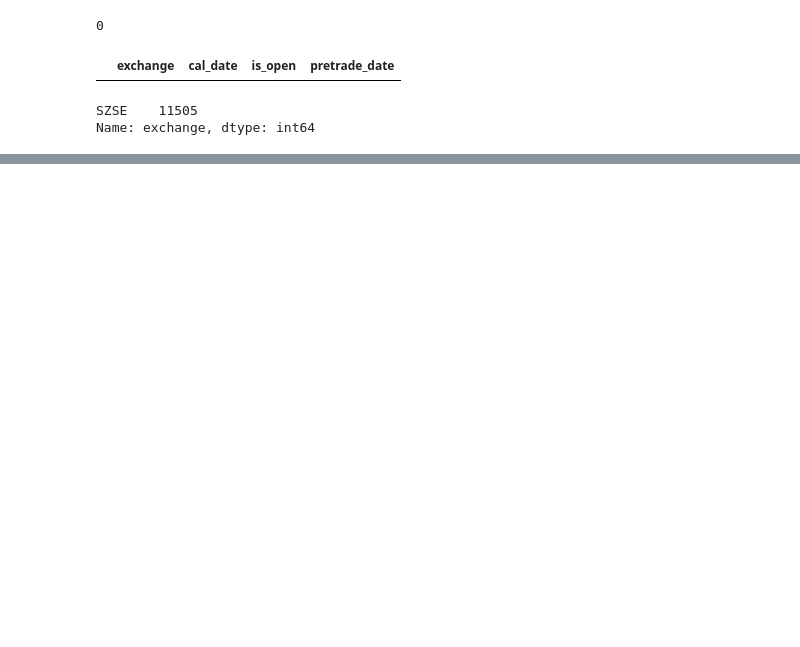
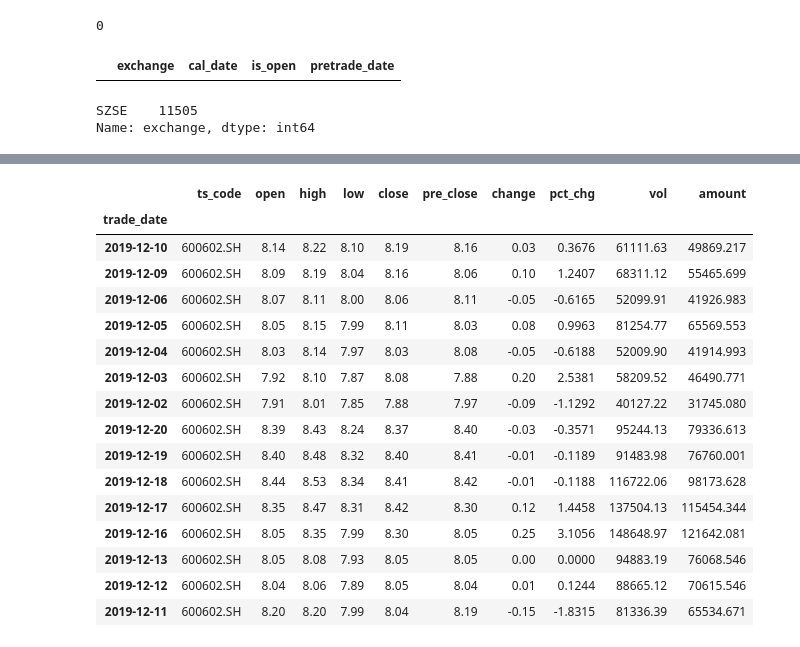
Before and after one commit to FeiZhuNiU-INFJA/GoldenGate, a Jupyter notebook: playground.ipynb, the cells around one changed output, grey strips where cells are left out. Drawn from its saved outputs; the diff is of its cells as text; code cells hidden in the pictures; blank space fills up the shorter version.

```diff
--- a/playground.ipynb
+++ b/playground.ipynb
@@ -129,0 +145,2 @@ df = PRO.query("daily", ts_code="600000.SH", start_date="19900101",
+# %%
+df2 = get_symbol_hist("600651.SH", start_date="19800101", end_date="")
@@ -129,0 +163,5 @@ df = PRO.query("daily", ts_code="600000.SH", start_date="19900101",
+# %%
+df1.set_index("trade_date", inplace=True)
+df2.set_index("trade_date", inplace=True)
+df1.index = pd.to_datetime(df1.index)
+df2.index = pd.to_datetime(df2.index)
@@ -129,0 +180,24 @@ df = PRO.query("daily", ts_code="600000.SH", start_date="19900101",
+# %%
+df3=pd.concat([df1, df2], axis=0)
+# %%
+df3 = df3[~df3.index.duplicated(keep='first')]
+# %%
+df3
+# %% [output]
+|  | ts_code | open | high | low | close | pre_close | change | pct_chg | vol | amount |
+| trade_date |  |  |  |  |  |  |  |  |  |  |
+| 2019-12-10 | 600602.SH | 8.14 | 8.22 | 8.10 | 8.19 | 8.16 | 0.03 | 0.3676 | 61111.63 | 49869.217 |
+| 2019-12-09 | 600602.SH | 8.09 | 8.19 | 8.04 | 8.16 | 8.06 | 0.10 | 1.2407 | 68311.12 | 55465.699 |
+| 2019-12-06 | 600602.SH | 8.07 | 8.11 | 8.00 | 8.06 | 8.11 | -0.05 | -0.6165 | 52099.91 | 41926.983 |
+| 2019-12-05 | 600602.SH | 8.05 | 8.15 | 7.99 | 8.11 | 8.03 | 0.08 | 0.9963 | 81254.77 | 65569.553 |
+| 2019-12-04 | 600602.SH | 8.03 | 8.14 | 7.97 | 8.03 | 8.08 | -0.05 | -0.6188 | 52009.90 | 41914.993 |
+| 2019-12-03 | 600602.SH | 7.92 | 8.10 | 7.87 | 8.08 | 7.88 | 0.20 | 2.5381 | 58209.52 | 46490.771 |
+| 2019-12-02 | 600602.SH | 7.91 | 8.01 | 7.85 | 7.88 | 7.97 | -0.09 | -1.1292 | 40127.22 | 31745.080 |
+| 2019-12-20 | 600602.SH | 8.39 | 8.43 | 8.24 | 8.37 | 8.40 | -0.03 | -0.3571 | 95244.13 | 79336.613 |
+| 2019-12-19 | 600602.SH | 8.40 | 8.48 | 8.32 | 8.40 | 8.41 | -0.01 | -0.1189 | 91483.98 | 76760.001 |
+| 2019-12-18 | 600602.SH | 8.44 | 8.53 | 8.34 | 8.41 | 8.42 | -0.01 | -0.1188 | 116722.06 | 98173.628 |
+| 2019-12-17 | 600602.SH | 8.35 | 8.47 | 8.31 | 8.42 | 8.30 | 0.12 | 1.4458 | 137504.13 | 115454.344 |
+| 2019-12-16 | 600602.SH | 8.05 | 8.35 | 7.99 | 8.30 | 8.05 | 0.25 | 3.1056 | 148648.97 | 121642.081 |
+| 2019-12-13 | 600602.SH | 8.05 | 8.08 | 7.93 | 8.05 | 8.05 | 0.00 | 0.0000 | 94883.19 | 76068.546 |
+| 2019-12-12 | 600602.SH | 8.04 | 8.06 | 7.89 | 8.05 | 8.04 | 0.01 | 0.1244 | 88665.12 | 70615.546 |
+| 2019-12-11 | 600602.SH | 8.20 | 8.20 | 7.99 | 8.04 | 8.19 | -0.15 | -1.8315 | 81336.39 | 65534.671 |
```
Also changed, not shown: parts of 13 cells of this notebook, 3 other files.
